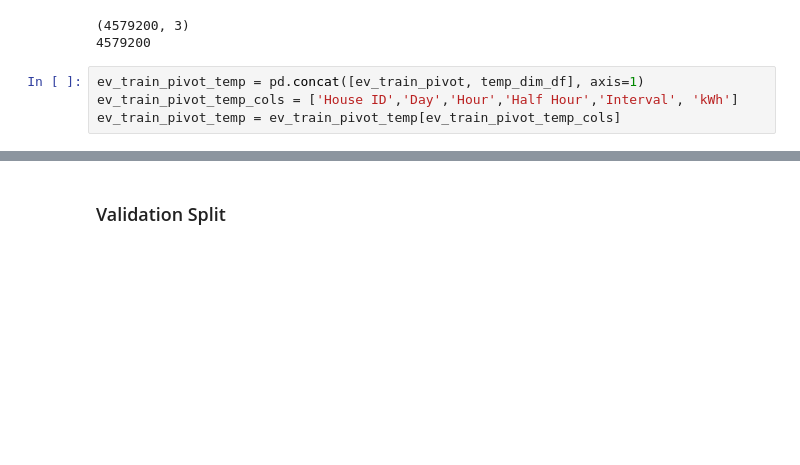
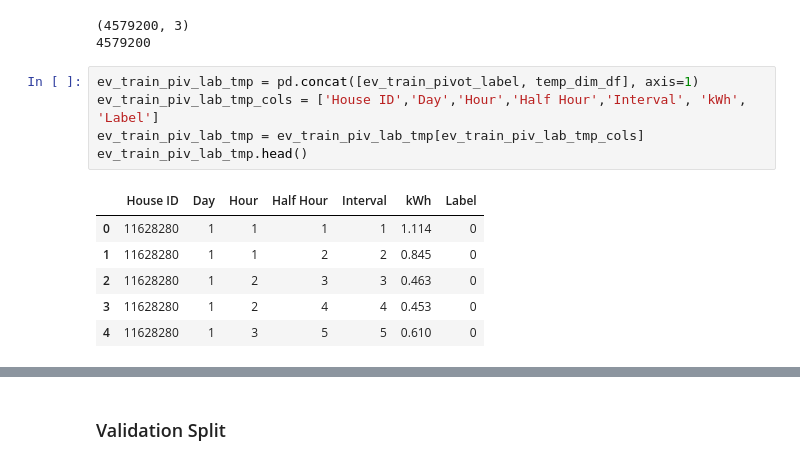
Before and after one commit to torenunez/udacity-mlnd-capstone, a Jupyter notebook: ev-capstone.ipynb, the cells around one changed output, grey strips where cells are left out. Drawn from its saved outputs; the diff is of its cells as text; blank space fills up the shorter version.

```diff
--- a/ev-capstone.ipynb
+++ b/ev-capstone.ipynb
@@ -67,7 +115,15 @@ temp_dim_df = pd.DataFrame.from_dict(temp_dim_dict)
 (4579200, 3)
 4579200
 # %%
-ev_train_pivot_temp = pd.concat([ev_train_pivot, temp_dim_df], axis=1)
-ev_train_pivot_temp_cols = ['House ID','Day','Hour','Half Hour','Interval', 'kWh']
-ev_train_pivot_temp = ev_train_pivot_temp[ev_train_pivot_temp_cols]
+ev_train_piv_lab_tmp = pd.concat([ev_train_pivot_label, temp_dim_df], axis=1)
+ev_train_piv_lab_tmp_cols = ['House ID','Day','Hour','Half Hour','Interval', 'kWh', 'Label']
+ev_train_piv_lab_tmp = ev_train_piv_lab_tmp[ev_train_piv_lab_tmp_cols]
+ev_train_piv_lab_tmp.head()
+# %% [output]
+|  | House ID | Day | Hour | Half Hour | Interval | kWh | Label |
+| 0 | 11628280 | 1 | 1 | 1 | 1 | 1.114 | 0 |
+| 1 | 11628280 | 1 | 1 | 2 | 2 | 0.845 | 0 |
+| 2 | 11628280 | 1 | 2 | 3 | 3 | 0.463 | 0 |
+| 3 | 11628280 | 1 | 2 | 4 | 4 | 0.453 | 0 |
+| 4 | 11628280 | 1 | 3 | 5 | 5 | 0.610 | 0 |
 # %%
```
Also changed, not shown: parts of 9 cells of this notebook.
